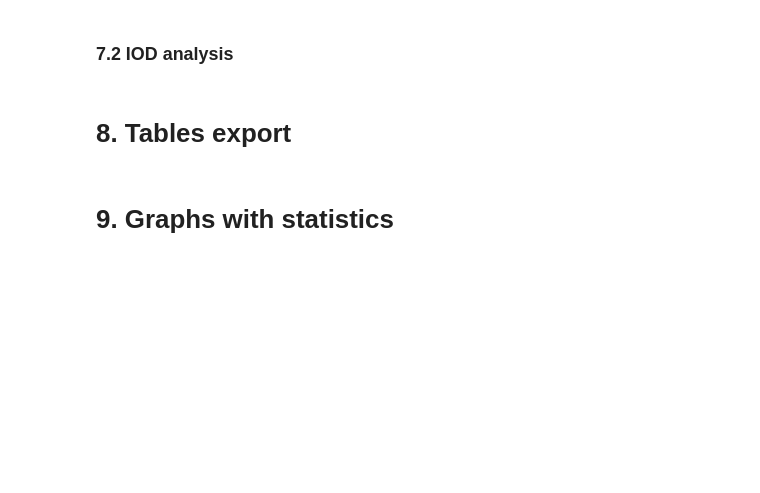
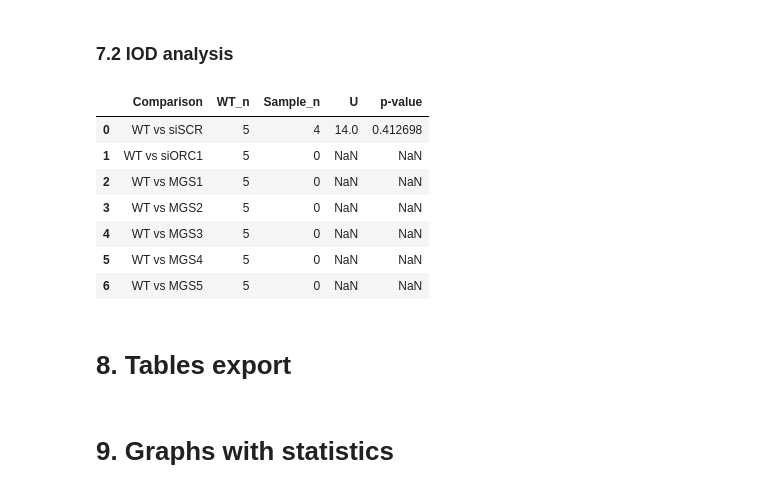
Before and after one commit to Lopatushka/DNA_fibers, a Jupyter notebook: data_agg.ipynb, the cells around one changed output. Cells and saved outputs as stored; diff of their text form; code cells hidden in the pictures; blank space fills up the shorter version.

```diff
--- a/data_agg.ipynb
+++ b/data_agg.ipynb
@@ -357,34 +472,43 @@ var = "IOD_kb"
 
 wt = data_plot.loc[
     data_plot["Sample_name"] == "WT",
     var
 ].dropna()
 
 results = []
 
 for sample in ["siSCR", "siORC1", "MGS1", "MGS2", "MGS3", "MGS4", "MGS5"]:
 
     mutant = data_plot.loc[
         data_plot["Sample_name"] == sample,
         var
     ].dropna()
 
     stat, p = mannwhitneyu(
         wt,
         mutant
     )
 
     results.append({
         "Comparison": f"WT vs {sample}",
         "WT_n": len(wt),
         "Sample_n": len(mutant),
         "U": stat,
         "p-value": p,
     })
 
 stats_u_iod = pd.DataFrame(results)
 
-print(stats_u_iod)
+stats_u_iod
+# %% [output]
+|  | Comparison | WT_n | Sample_n | U | p-value |
+| 0 | WT vs siSCR | 5 | 4 | 14.0 | 0.412698 |
+| 1 | WT vs siORC1 | 5 | 0 | NaN | NaN |
+| 2 | WT vs MGS1 | 5 | 0 | NaN | NaN |
+| 3 | WT vs MGS2 | 5 | 0 | NaN | NaN |
+| 4 | WT vs MGS3 | 5 | 0 | NaN | NaN |
+| 5 | WT vs MGS4 | 5 | 0 | NaN | NaN |
+| 6 | WT vs MGS5 | 5 | 0 | NaN | NaN |
 # %% [markdown]
 # 8. Tables export
 # %%
```
Also changed, not shown: parts of 6 cells of this notebook.
